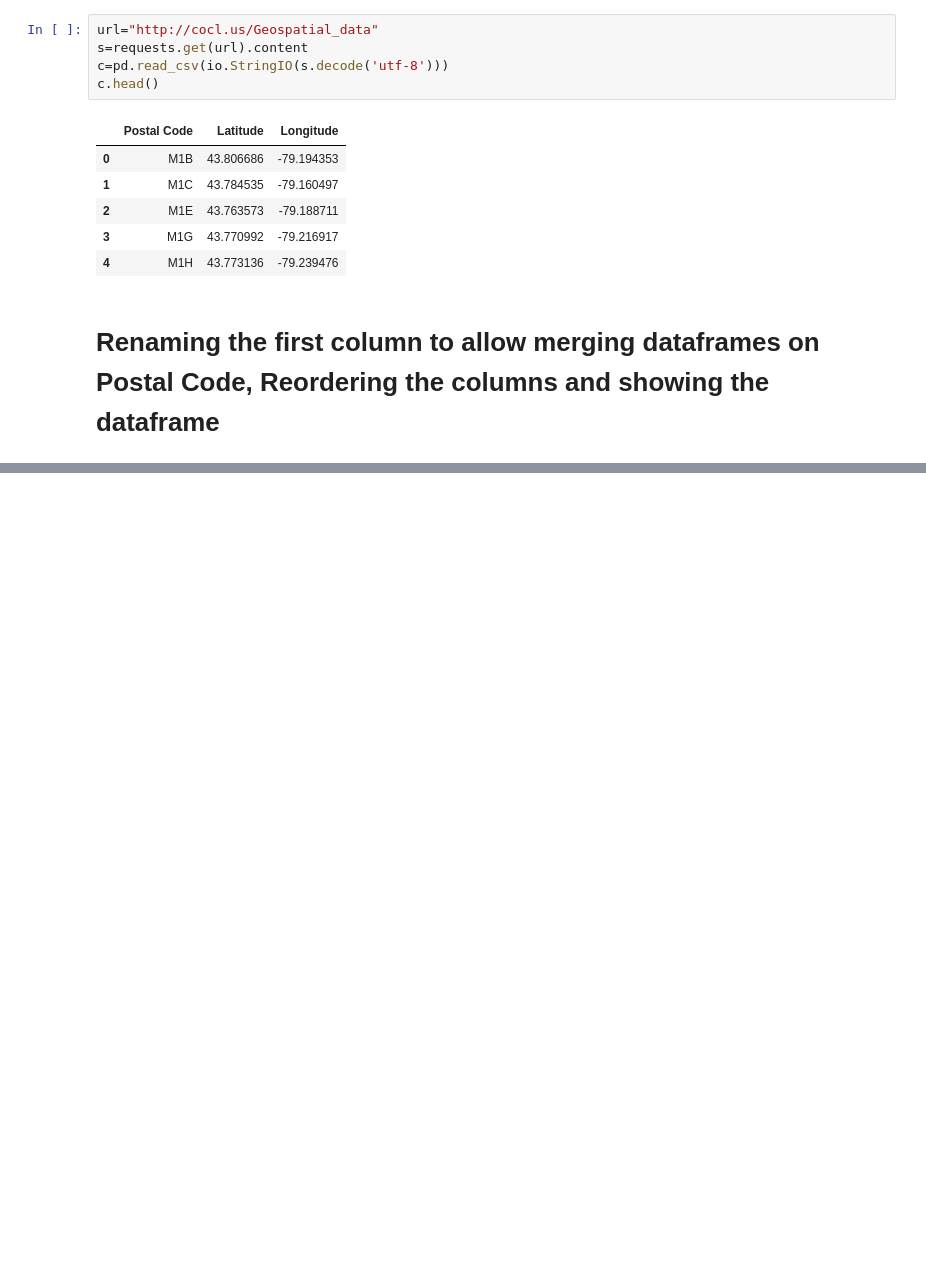
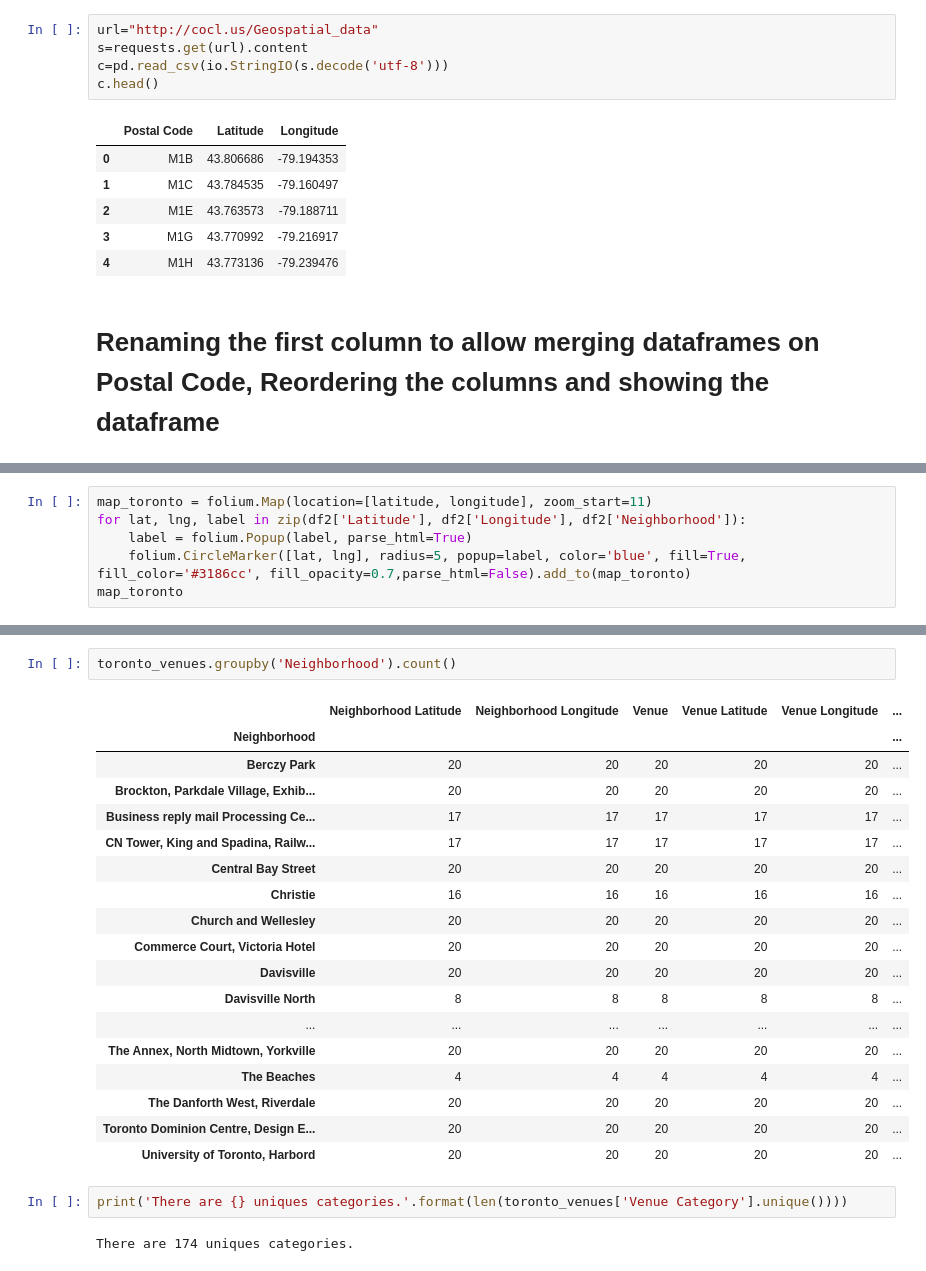
Before and after one commit to bselin/coursera-capstone-project, a Jupyter notebook: 2/Toronto.ipynb, the cells around one changed output, grey strips where cells are left out. Drawn from its saved outputs; the diff is of its cells as text; blank space fills up the shorter version.

```diff
--- a/2/Toronto.ipynb
+++ b/2/Toronto.ipynb
@@ -107,0 +190,6 @@ df.head()
+# %%
+map_toronto = folium.Map(location=[latitude, longitude], zoom_start=11)
+for lat, lng, label in zip(df2['Latitude'], df2['Longitude'], df2['Neighborhood']):
+    label = folium.Popup(label, parse_html=True)
+    folium.CircleMarker([lat, lng], radius=5, popup=label, color='blue', fill=True, fill_color='#3186cc', fill_opacity=0.7,parse_html=False).add_to(map_toronto)
+map_toronto
@@ -107,0 +265,25 @@ df.head()
+# %%
+toronto_venues.groupby('Neighborhood').count()
+# %% [output]
+|  | Neighborhood Latitude | Neighborhood Longitude | Venue | Venue Latitude | Venue Longitude | ... |
+| Neighborhood |  |  |  |  |  | ... |
+| Berczy Park | 20 | 20 | 20 | 20 | 20 | ... |
+| Brockton, Parkdale Village, Exhib... | 20 | 20 | 20 | 20 | 20 | ... |
+| Business reply mail Processing Ce... | 17 | 17 | 17 | 17 | 17 | ... |
+| CN Tower, King and Spadina, Railw... | 17 | 17 | 17 | 17 | 17 | ... |
+| Central Bay Street | 20 | 20 | 20 | 20 | 20 | ... |
+| Christie | 16 | 16 | 16 | 16 | 16 | ... |
+| Church and Wellesley | 20 | 20 | 20 | 20 | 20 | ... |
+| Commerce Court, Victoria Hotel | 20 | 20 | 20 | 20 | 20 | ... |
+| Davisville | 20 | 20 | 20 | 20 | 20 | ... |
+| Davisville North | 8 | 8 | 8 | 8 | 8 | ... |
+| ... | ... | ... | ... | ... | ... | ... |
+| The Annex, North Midtown, Yorkville | 20 | 20 | 20 | 20 | 20 | ... |
+| The Beaches | 4 | 4 | 4 | 4 | 4 | ... |
+| The Danforth West, Riverdale | 20 | 20 | 20 | 20 | 20 | ... |
+| Toronto Dominion Centre, Design E... | 20 | 20 | 20 | 20 | 20 | ... |
+| University of Toronto, Harbord | 20 | 20 | 20 | 20 | 20 | ... |
+# %%
+print('There are {} uniques categories.'.format(len(toronto_venues['Venue Category'].unique())))
+# %% [output]
+There are 174 uniques categories.
```
Also changed, not shown: parts of 30 cells of this notebook.
